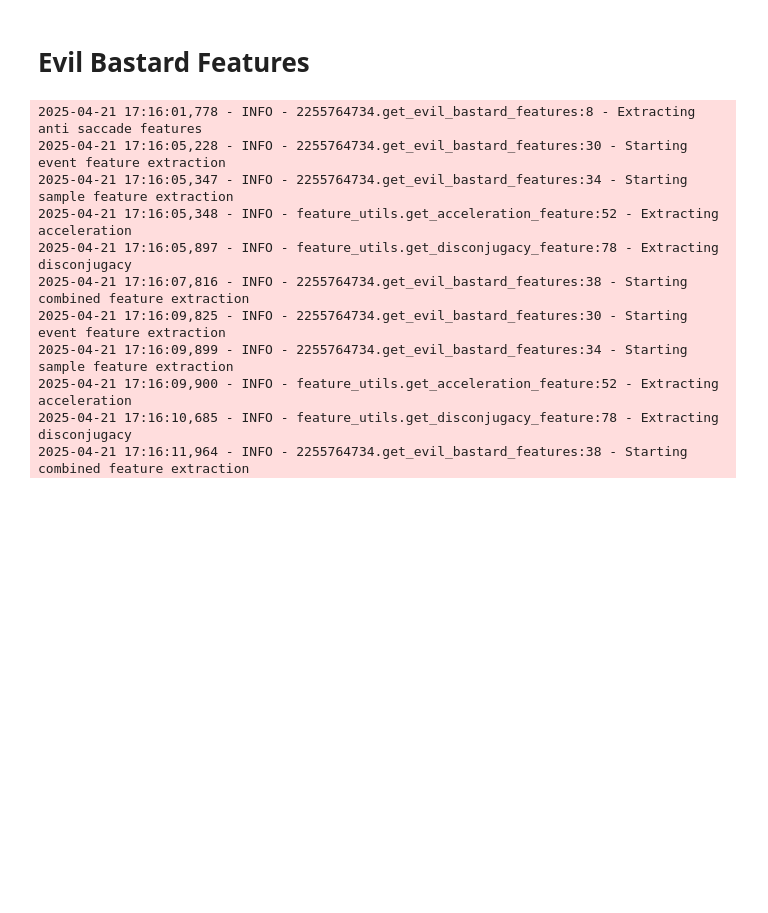
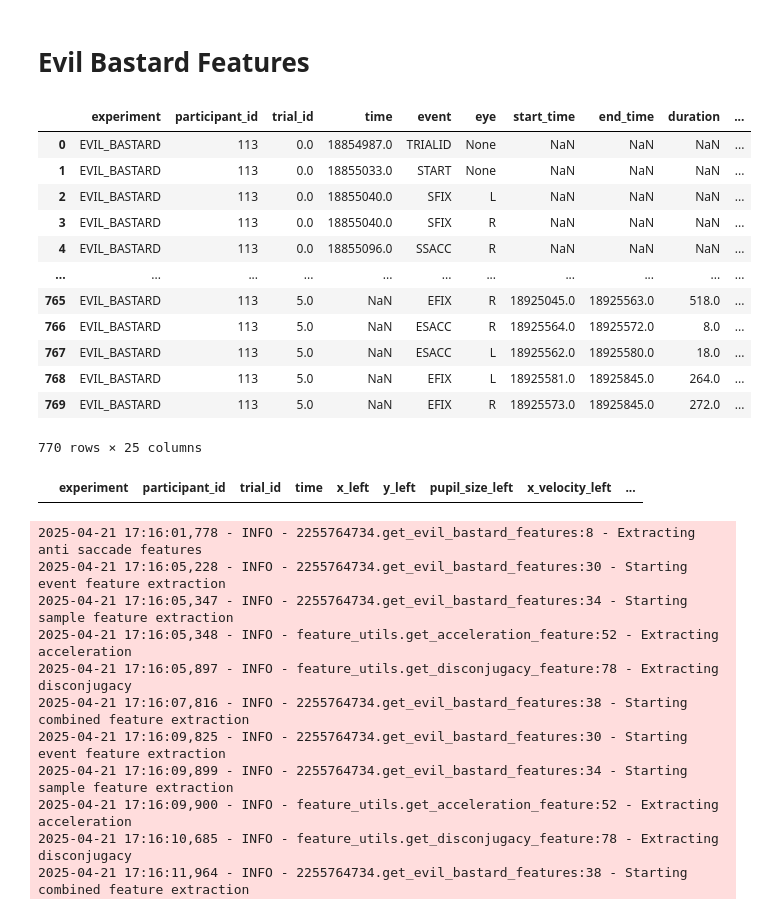
Before and after one commit to krusand/Analyzing-concussions-through-eyetracking-measurements, a Jupyter notebook: src/features/notebooks/evil_bastard_features.ipynb, the cells around one changed output. Saved outputs shown, nothing was run; the diff lists cells and outputs as text; code cells hidden in the pictures; blank space fills up the shorter version.

```diff
--- a/src/features/notebooks/evil_bastard_features.ipynb
+++ b/src/features/notebooks/evil_bastard_features.ipynb
@@ -24,13 +28,14 @@ def get_samples_df(participant_id):
 
 def get_events_df(participant_id):
     df_events = pd.read_parquet(
-        f"{PREPROCESSED_DIR}/{experiment}_events.pq",
-        filters=[('participant_id', '=', participant_id)]
+        f"{RAW_DIR}/{experiment}_events.pq",
+        filters=[('participant_id', '=', str(participant_id))]
         )
 
     return df_events
 # %%
-participant_id = 147
+participant_id = 113
 
 df_sample = get_samples_df(participant_id)
 df_event = get_events_df(participant_id)
+# df_combined = combine_samples_events(df_sample, df_event, experiment)
@@ -102,6 +68,26 @@ def evil_bastard_get_distance_to_stimulus_features(df: pd.DataFrame) -> pd.DataF
     )
 
     return features
+# %%
+df_event
+# %% [output]
+|  | experiment | participant_id | trial_id | time | event | eye | start_time | end_time | duration | ... |
+| 0 | EVIL_BASTARD | 113 | 0.0 | 18854987.0 | TRIALID | None | NaN | NaN | NaN | ... |
+| 1 | EVIL_BASTARD | 113 | 0.0 | 18855033.0 | START | None | NaN | NaN | NaN | ... |
+| 2 | EVIL_BASTARD | 113 | 0.0 | 18855040.0 | SFIX | L | NaN | NaN | NaN | ... |
+| 3 | EVIL_BASTARD | 113 | 0.0 | 18855040.0 | SFIX | R | NaN | NaN | NaN | ... |
+| 4 | EVIL_BASTARD | 113 | 0.0 | 18855096.0 | SSACC | R | NaN | NaN | NaN | ... |
+| ... | ... | ... | ... | ... | ... | ... | ... | ... | ... | ... |
+| 765 | EVIL_BASTARD | 113 | 5.0 | NaN | EFIX | R | 18925045.0 | 18925563.0 | 518.0 | ... |
+| 766 | EVIL_BASTARD | 113 | 5.0 | NaN | ESACC | R | 18925564.0 | 18925572.0 | 8.0 | ... |
+| 767 | EVIL_BASTARD | 113 | 5.0 | NaN | ESACC | L | 18925562.0 | 18925580.0 | 18.0 | ... |
+| 768 | EVIL_BASTARD | 113 | 5.0 | NaN | EFIX | L | 18925581.0 | 18925845.0 | 264.0 | ... |
+| 769 | EVIL_BASTARD | 113 | 5.0 | NaN | EFIX | R | 18925573.0 | 18925845.0 | 272.0 | ... |
+770 rows × 25 columns
+# %%
+df_sample
+# %% [output]
+|  | experiment | participant_id | trial_id | time | x_left | y_left | pupil_size_left | x_velocity_left | ... |
 # %%
 def get_distance_between_fixations(df: pd.DataFrame) -> pd.DataFrame:
     """Finds acceleration features for anti saccade experiment
```
Also changed, not shown: parts of 3 cells of this notebook, 1 other file.
